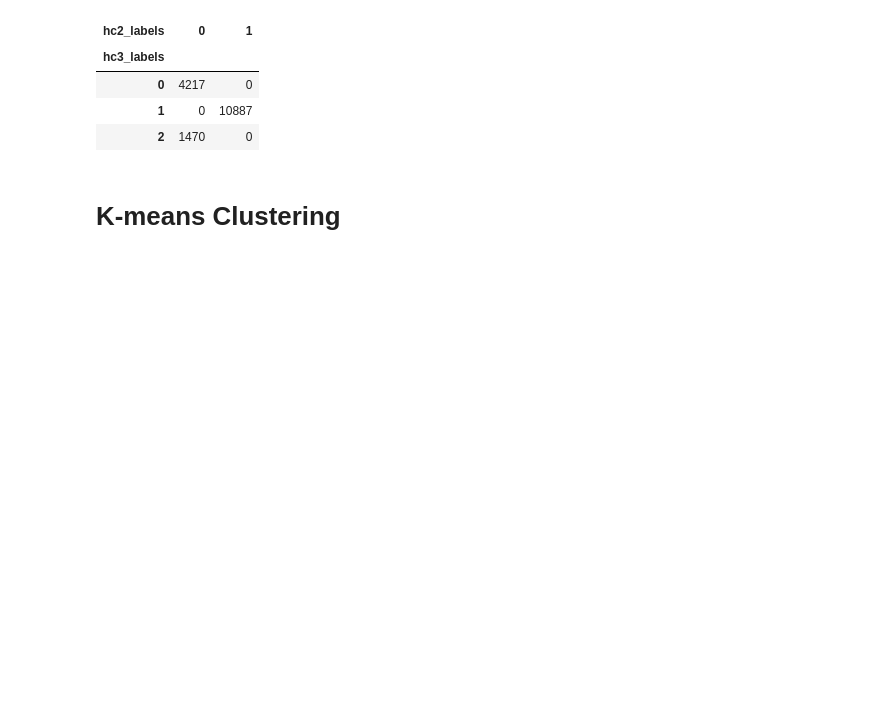
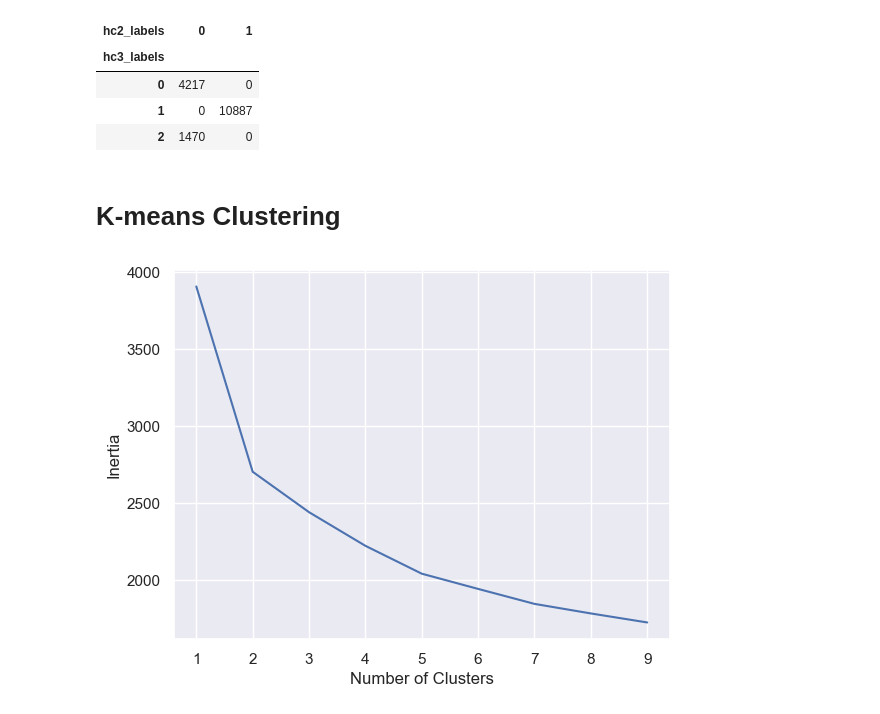
Before and after one commit to calcoafrancisca/Group-39---DM---Part2, a Jupyter notebook: Value-Based-Perspective.ipynb, the cells around one changed output. Saved outputs shown, nothing was run; the diff lists cells and outputs as text; code cells hidden in the pictures; blank space fills up the shorter version.

```diff
--- a/Value-Based-Perspective.ipynb
+++ b/Value-Based-Perspective.ipynb
@@ -370,3 +388,20 @@ pd.crosstab(
 | 2 | 1470 | 0 |
 # %% [markdown]
 # K-means Clustering
+# %%
+# Lets use the elbow method to find the best number of clusters
+
+n_clusters = range(1, 10)
+sse2 = []
+
+for k in n_clusters:
+    km = KMeans(n_clusters=k, init = "k-means++", max_iter=300, n_init=10)
+    km.fit(df_value_based)
+    sse2.append(km.inertia_)
+
+plt.xlabel('Number of Clusters')
+plt.ylabel('Inertia')
+plt.plot(n_clusters, sse2)
+plt.show()
+# %% [output]
+[figure, added]
```
Also changed, not shown: parts of 12 cells of this notebook, 1 other file.
